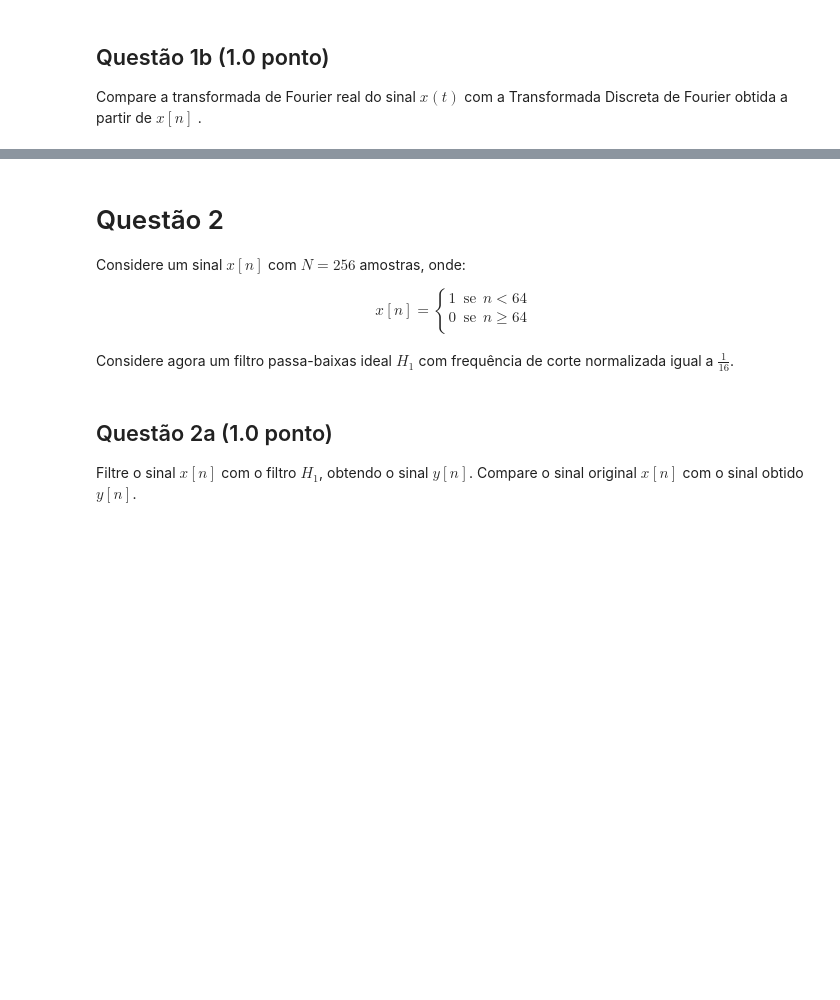
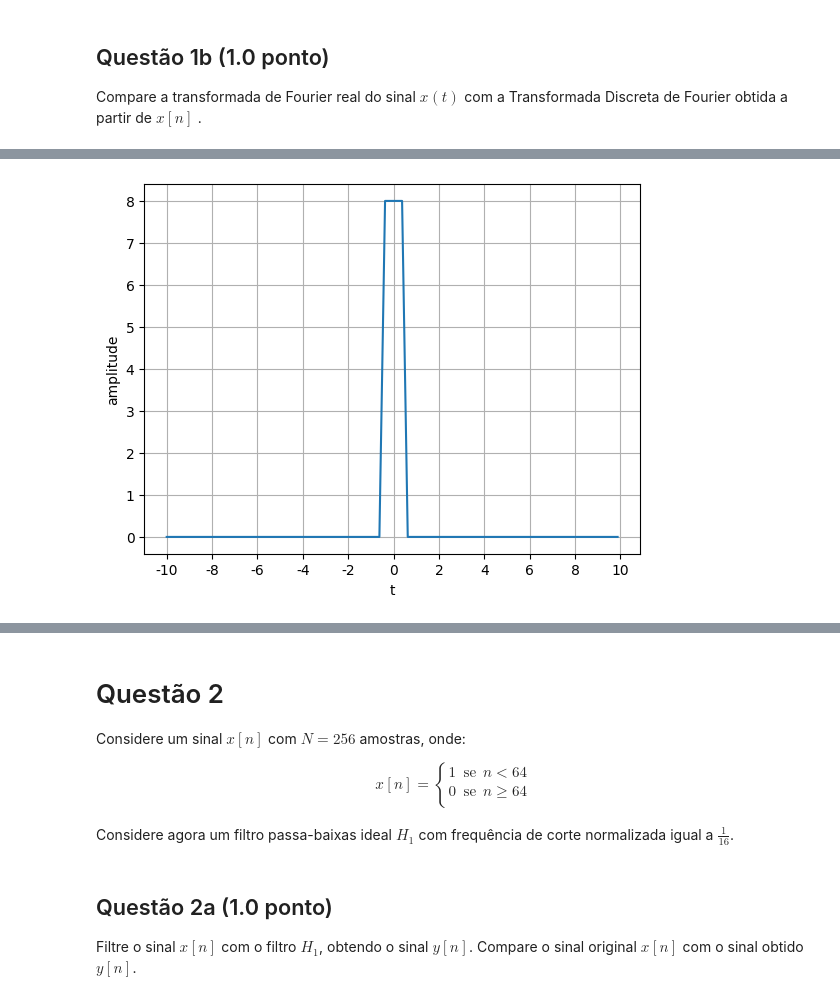
Before and after one commit to CristianoCTS/SSTD, a Jupyter notebook: Projeto-3/211028050-projeto3.ipynb, the cells around one changed output, grey strips where cells are left out. Cells and saved outputs as stored; diff of their text form; code cells hidden in the pictures; blank space fills up the shorter version.

```diff
--- a/Projeto-3/211028050-projeto3.ipynb
+++ b/Projeto-3/211028050-projeto3.ipynb
@@ -100,0 +102,80 @@ Compare a transformada de Fourier real do sinal $x\left(t\right)$ com a Transfor
+# %%
+print("Grafico de x(t)")
+plt.plot(x_amostrado)
+plt.xticks([0, 16, 32, 48, 64, 80, 96, 112, 128, 144, 160], ["-10", "-8", "-6", "-4", "-2", "0", "2", "4", "6", "8", "10"])
+plt.xlabel("t")
+plt.ylabel("amplitude")
+plt.grid()
+plt.show()
+
+def x_transformado(w):
+    return 8*(np.sin(w)/w)
+
+x_trans_amostrado = []
+
+for i in np.arange(-4, 4, 1/8):
+    w = i*2*np.pi
+    x_trans_amostrado.append(x_transformado(w))
+
+print("Grafico da transformada real)")
+plt.plot(x_trans_amostrado)
+plt.xticks([0, 18, 32, 46, 64], ["-4", "-2", "0", "2", "4"])
+plt.yticks([0, 1, 2, 3, 4, 5, 6, 7, 8], ["0", "1", "2", "3", "4", "5", "6", "7", "8",])
+plt.xlabel("Hz")
+plt.ylabel("amplitude")
+plt.grid()
+plt.show()
+
+T = 1/8
+f0 = 1/4
+T0 = 1/f0
+N0 = T0/T
+
+def xTDR(i):
+    if abs(i) > 16:
+        if i > 0:
+            n = i - 32
+        if i < 0:
+            n = i + 32
+    elif abs(i) > 32:
+        if i > 0:
+            n = i - 48
+        if i < 0:
+            n = i + 48
+    else:
+        n = i
+    return T*x(n*T)
+
+xn = []
+
+for t in np.arange(-36, 36):
+    xn.append(xTDR(t))
+
+print("Graficode x[n]")
+plt.plot(xn)
+plt.xticks(range(0, 73, 4), (str(i-36) for i in range(0, 73, 4)))
+plt.xlabel("n")
+plt.ylabel("amplitude")
+plt.grid()
+plt.show()
+
+def xr(w):
+    resposta = 0
+    for i in range(0, 31):
+        resposta += xTDR(i)*np.exp(-1j*w*(np.pi/16)*(i))
+    return resposta
+
+holder2 = []
+
+for t in np.arange(-32, 32):
+    holder2.append(xr(t))
+
+print("Graficode da transformada discreta")
+plt.plot(holder2)
+plt.xticks(range(0, 65, 8), (str((i-32)/4) for i in range(0, 65, 8)))
+plt.yticks([0, 1, 2, 3, 4, 5, 6, 7, 8], ["0", "1", "2", "3", "4", "5", "6", "7", "8",])
+plt.xlabel("Hz")
+plt.ylabel("amplitude")
+plt.grid()
+plt.show()
+# %% [output]
@@ -100,0 +183 @@ Compare a transformada de Fourier real do sinal $x\left(t\right)$ com a Transfor
+[figure, added]
```
Also changed, not shown: parts of 7 cells of this notebook, 2 other files.
